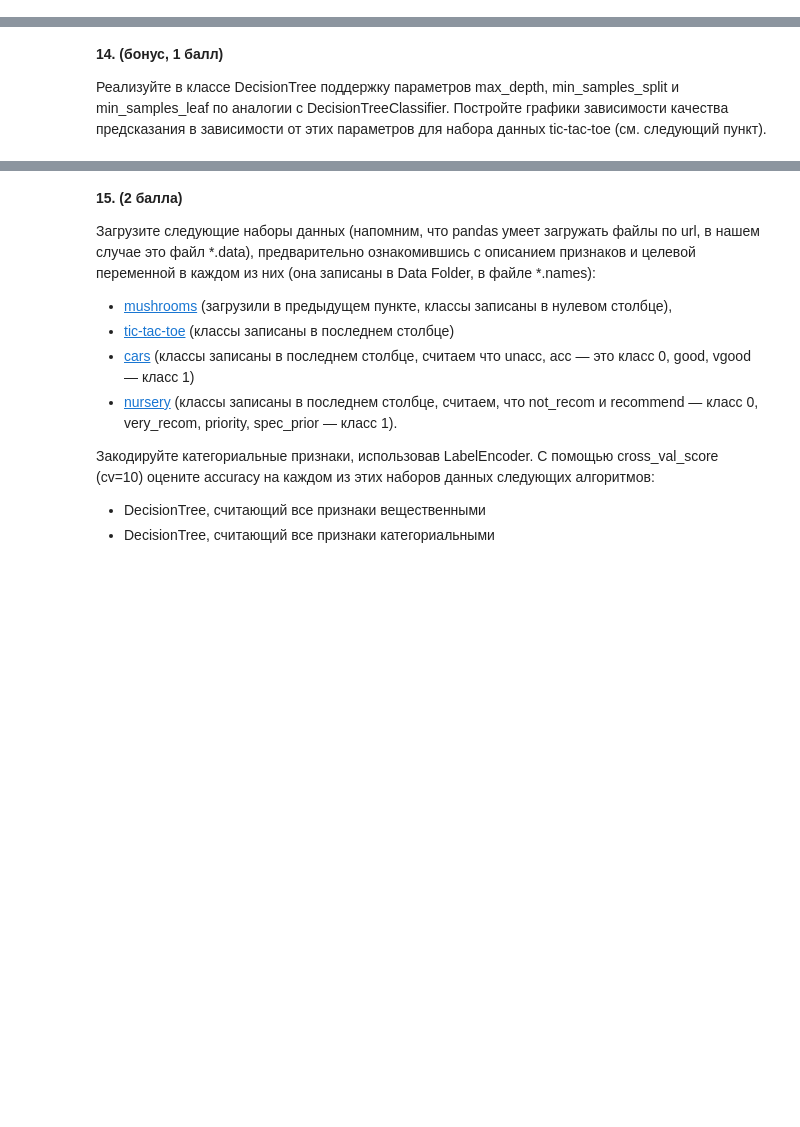
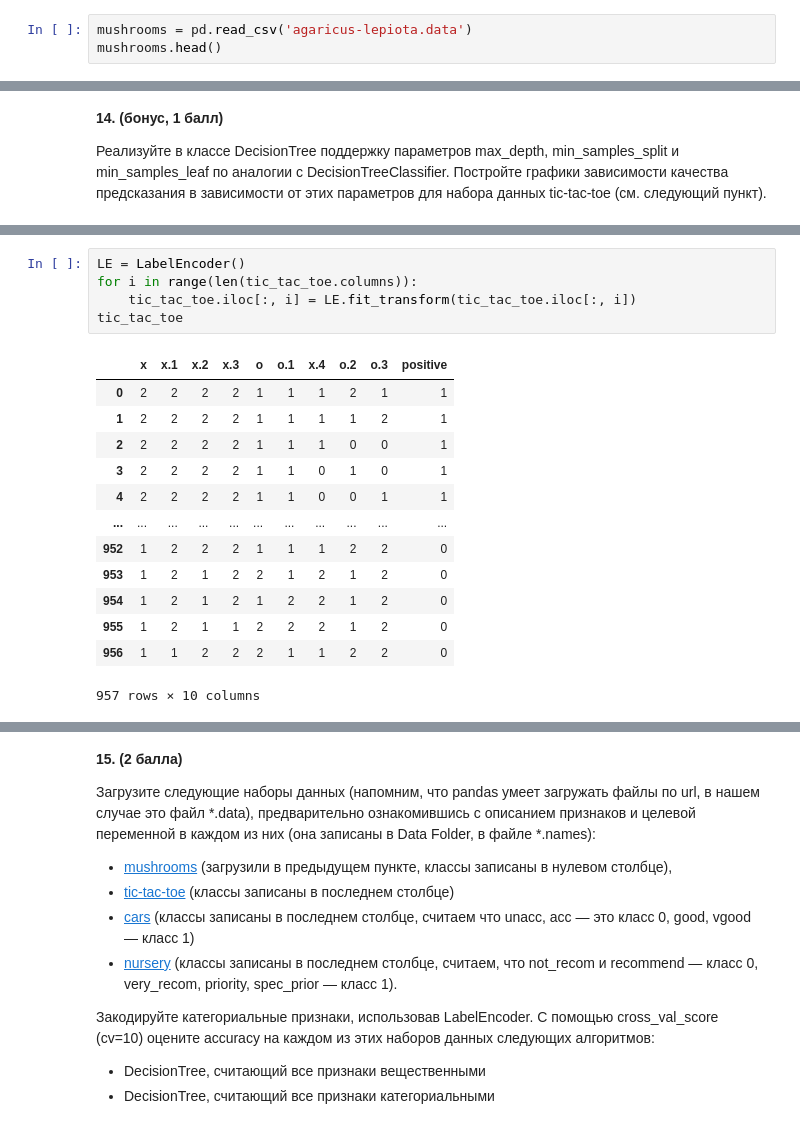
Before and after one commit to farrzik/Autumn_Python_2022, a Jupyter notebook: homework-07/homework-practice-07.ipynb, the cells around one changed output, grey strips where cells are left out. Cells and saved outputs as stored; diff of their text form; blank space fills up the shorter version.

```diff
--- a/homework-07/homework-practice-07.ipynb
+++ b/homework-07/homework-practice-07.ipynb
@@ -186,0 +169,3 @@ __7. (0.5 балла)__
+# %%
+mushrooms = pd.read_csv('agaricus-lepiota.data')
+mushrooms.head()
@@ -190,0 +224,19 @@ __14. (бонус, 1 балл)__
+# %%
+LE = LabelEncoder()
+for i in range(len(tic_tac_toe.columns)):
+    tic_tac_toe.iloc[:, i] = LE.fit_transform(tic_tac_toe.iloc[:, i])
+tic_tac_toe
+# %% [output]
+|  | x | x.1 | x.2 | x.3 | o | o.1 | x.4 | o.2 | o.3 | positive |
+| 0 | 2 | 2 | 2 | 2 | 1 | 1 | 1 | 2 | 1 | 1 |
+| 1 | 2 | 2 | 2 | 2 | 1 | 1 | 1 | 1 | 2 | 1 |
+| 2 | 2 | 2 | 2 | 2 | 1 | 1 | 1 | 0 | 0 | 1 |
+| 3 | 2 | 2 | 2 | 2 | 1 | 1 | 0 | 1 | 0 | 1 |
+| 4 | 2 | 2 | 2 | 2 | 1 | 1 | 0 | 0 | 1 | 1 |
+| ... | ... | ... | ... | ... | ... | ... | ... | ... | ... | ... |
+| 952 | 1 | 2 | 2 | 2 | 1 | 1 | 1 | 2 | 2 | 0 |
+| 953 | 1 | 2 | 1 | 2 | 2 | 1 | 2 | 1 | 2 | 0 |
+| 954 | 1 | 2 | 1 | 2 | 1 | 2 | 2 | 1 | 2 | 0 |
+| 955 | 1 | 2 | 1 | 1 | 2 | 2 | 2 | 1 | 2 | 0 |
+| 956 | 1 | 1 | 2 | 2 | 2 | 1 | 1 | 2 | 2 | 0 |
+957 rows × 10 columns
```
Also changed, not shown: parts of 21 cells of this notebook, 4 other files.
